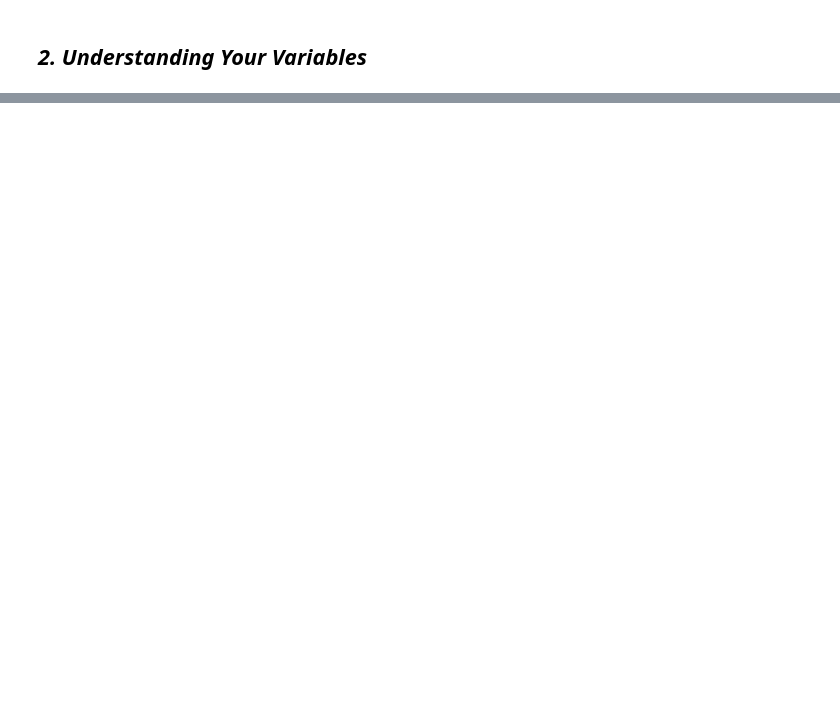
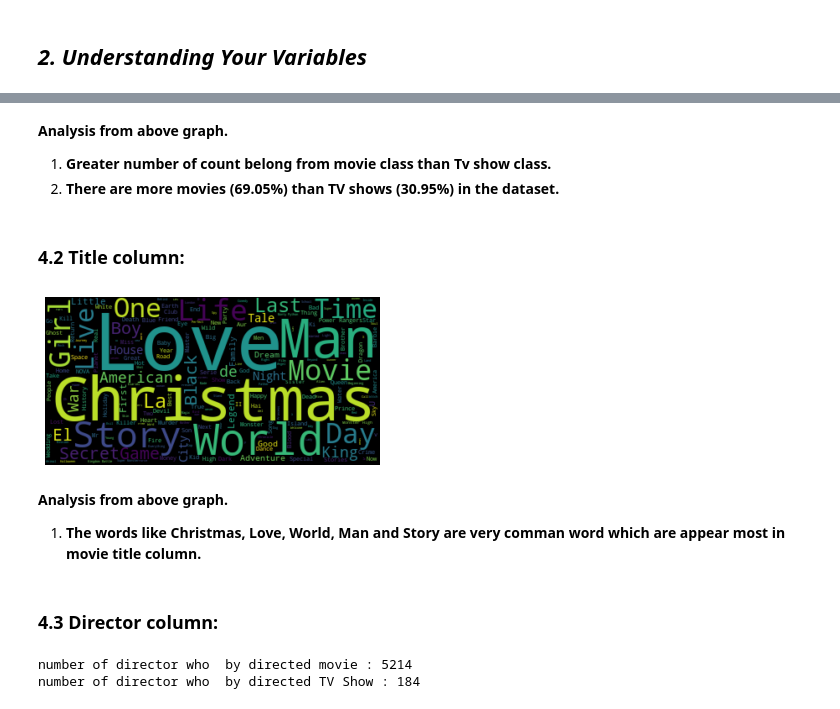
Before and after one commit to rajkumarpec/Unsupervised-Machine-Learning, a Jupyter notebook: Netflix_movie_show.ipynb, the cells around one changed output, grey strips where cells are left out. Drawn from its saved outputs; the diff is of its cells as text; code cells hidden in the pictures; blank space fills up the shorter version.

```diff
--- a/Netflix_movie_show.ipynb
+++ b/Netflix_movie_show.ipynb
@@ -167,0 +255,30 @@ Answer Here
+# %% [markdown]
+**Analysis from above graph.**
+1. **Greater number of count belong from movie class than Tv show class.**
+2. **There are more movies (69.05%) than TV shows (30.95%)  in the dataset.**
+# %% [markdown]
+### **4.2 Title column:**
+# %%
+# text documents
+text = " ".join(word for word in df['title'])
+
+# create the word cloud
+wordcloud = WordCloud(stopwords=STOPWORDS).generate(text)
+
+# plot the word cloud
+plt.imshow(wordcloud,  interpolation='bilinear')
+plt.axis("off")
+plt.show()
+# %% [output]
+[figure, added]
+# %% [markdown]
+**Analysis from above graph.**
+1. **The words like Christmas, Love, World, Man and  Story are very comman word which are appear most in movie title column.**
+# %% [markdown]
+### **4.3 Director column:**
+# %%
+print(f"number of director who  by directed movie : { df[df['type']=='Movie']['director'].value_counts().sum()}")
+print(f"number of director who  by directed TV Show : { df[df['type']=='TV Show']['director'].value_counts().sum()}")
+# %% [output]
+number of director who  by directed movie : 5214
+number of director who  by directed TV Show : 184
```
Also changed, not shown: parts of 18 cells of this notebook.
